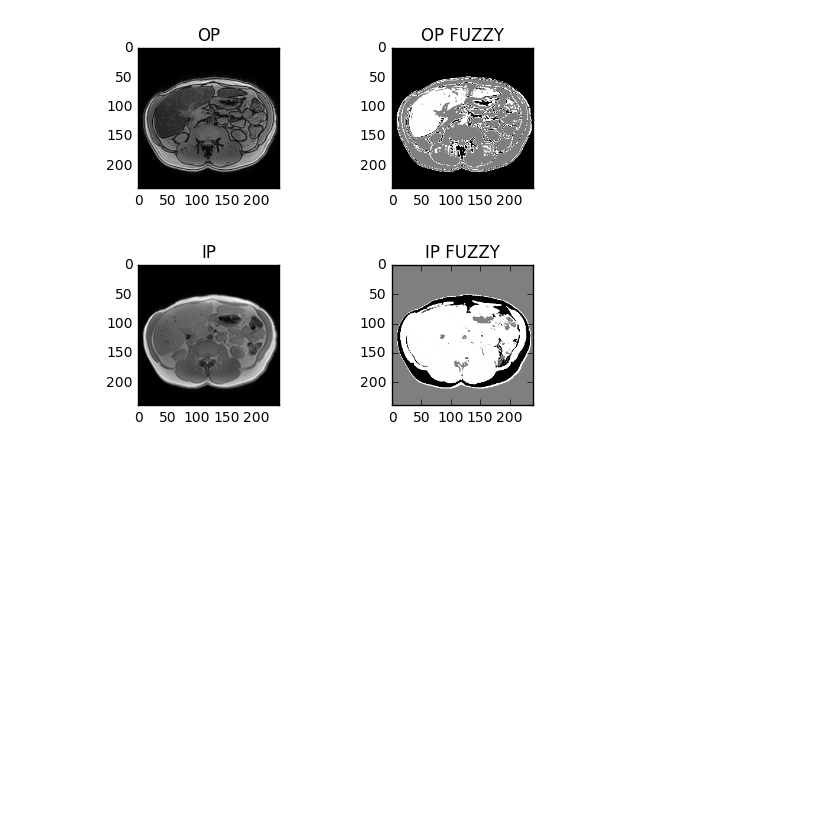
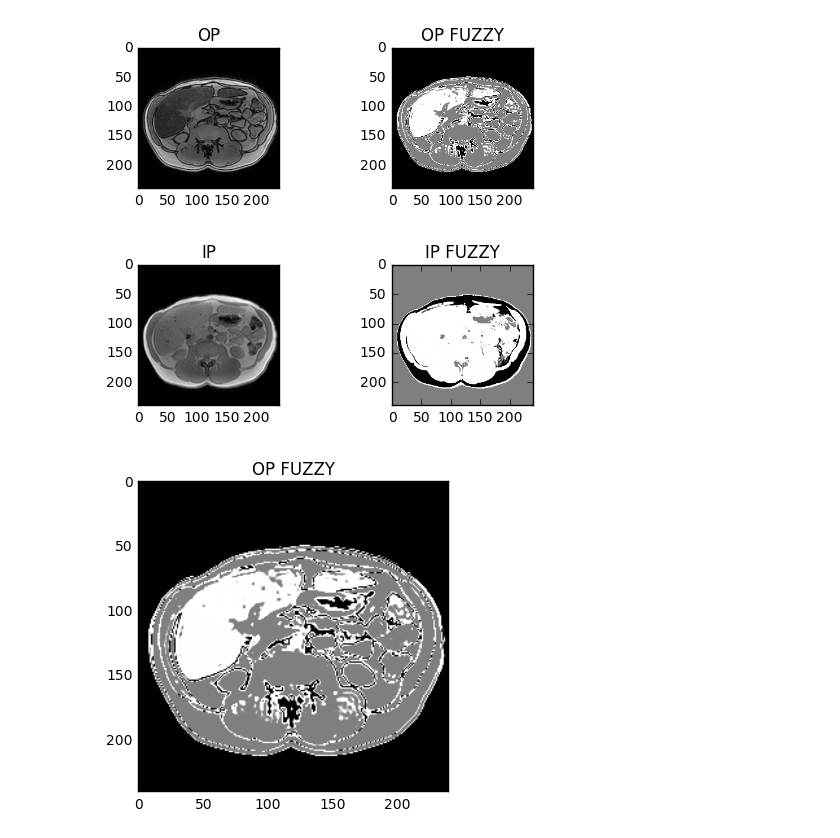
Before and after one commit to yuriajala/GREsimulations, a Jupyter notebook: fuzzy system.ipynb, the cells around one changed output. Saved outputs shown, nothing was run; the diff lists cells and outputs as text; code cells hidden in the pictures; blank space fills up the shorter version.

```diff
--- a/fuzzy system.ipynb
+++ b/fuzzy system.ipynb
@@ -143,3 +143,9 @@ plt.title('IP FUZZY')
 plt.show()
 # %% [output]
 [figure]
+# %%
+plt.imshow(imgOP, cmap='gray')
+plt.title('OP FUZZY')
+plt.show()
+# %% [output]
+[figure, added]
```
Also changed, not shown: parts of 1 cell of this notebook.
